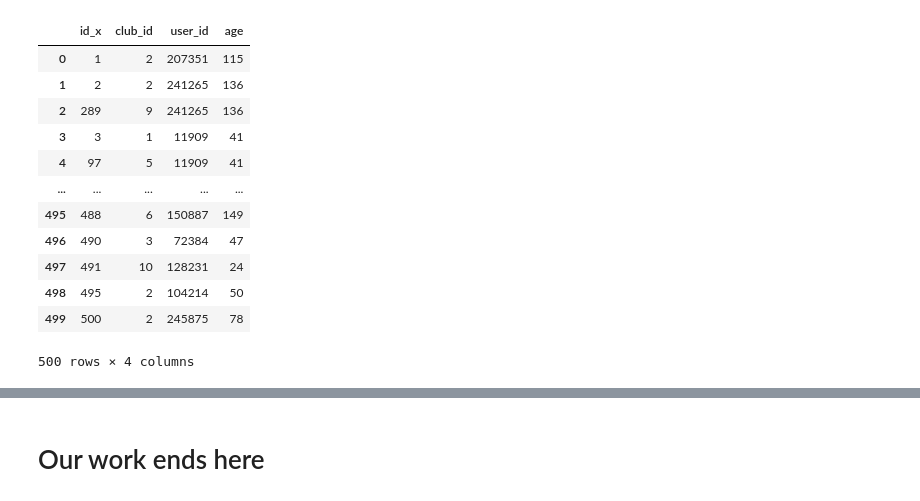
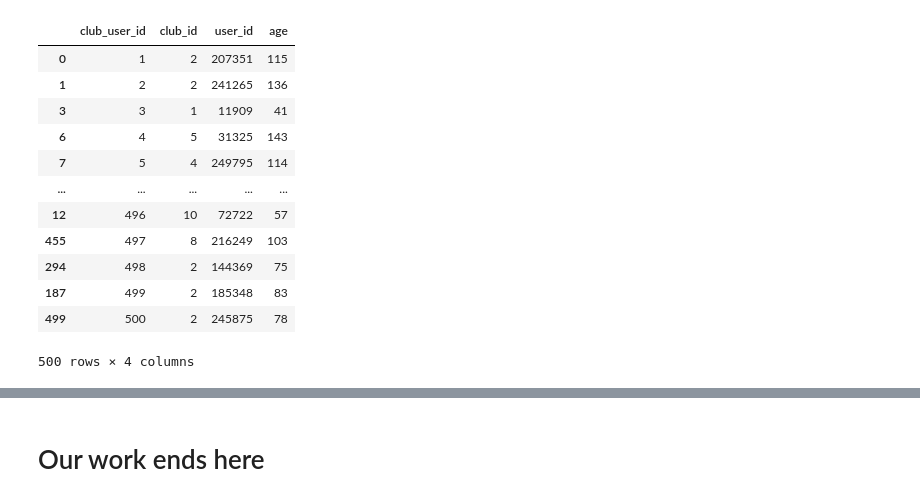
Before and after one commit to laurenceandrews/auguread, a Jupyter notebook: clubs/club-to-user-recommender/club-to-user-recommender.ipynb, the cells around one changed output, grey strips where cells are left out. Cells and saved outputs as stored; diff of their text form; code cells hidden in the pictures.

```diff
--- a/clubs/club-to-user-recommender/club-to-user-recommender.ipynb
+++ b/clubs/club-to-user-recommender/club-to-user-recommender.ipynb
@@ -8,21 +13,25 @@ club_df = pd.read_csv('./clubs_club.csv', encoding = "Latin1", sep = ",")
 club_book_df = pd.read_csv('./clubs_club_books.csv', encoding = "Latin1", sep = ",")
 club_user_df = pd.read_csv('./clubs_club_users.csv', encoding = "Latin1", sep = ",")
 user_book_df = pd.read_csv('./clubs_user_books.csv', encoding = 'Latin1', sep = ',')
-# %%
-club_user_age = club_user_df.merge(user_df, left_on = 'user_id', right_on = 'id')
-club_user_age = club_user_age[['id_x', 'club_id', 'user_id', 'age']]
-club_user_age
-# %% [output]
-|  | id_x | club_id | user_id | age |
-| 0 | 1 | 2 | 207351 | 115 |
-| 1 | 2 | 2 | 241265 | 136 |
-| 2 | 289 | 9 | 241265 | 136 |
-| 3 | 3 | 1 | 11909 | 41 |
-| 4 | 97 | 5 | 11909 | 41 |
-| ... | ... | ... | ... | ... |
-| 495 | 488 | 6 | 150887 | 149 |
-| 496 | 490 | 3 | 72384 | 47 |
-| 497 | 491 | 10 | 128231 | 24 |
-| 498 | 495 | 2 | 104214 | 50 |
-| 499 | 500 | 2 | 245875 | 78 |
-500 rows × 4 columns
+# %%
+# Merge club_user junction table with user table to get ages of all users
+
+club_user_age_df = club_user_df.merge(user_df, left_on = 'user_id', right_on = 'id')
+club_user_age_df = club_user_age_df[['id_x', 'club_id', 'user_id', 'age']]
+club_user_age_df = club_user_age_df.rename(columns={'id_x':'club_user_id'}).sort_values('club_user_id', ascending=True)
+
+club_user_age_df
+# %% [output]
+|  | club_user_id | club_id | user_id | age |
+| 0 | 1 | 2 | 207351 | 115 |
+| 1 | 2 | 2 | 241265 | 136 |
+| 3 | 3 | 1 | 11909 | 41 |
+| 6 | 4 | 5 | 31325 | 143 |
+| 7 | 5 | 4 | 249795 | 114 |
+| ... | ... | ... | ... | ... |
+| 12 | 496 | 10 | 72722 | 57 |
+| 455 | 497 | 8 | 216249 | 103 |
+| 294 | 498 | 2 | 144369 | 75 |
+| 187 | 499 | 2 | 185348 | 83 |
+| 499 | 500 | 2 | 245875 | 78 |
+500 rows × 4 columns
```
Also changed, not shown: parts of 35 cells of this notebook, 1 other file.
